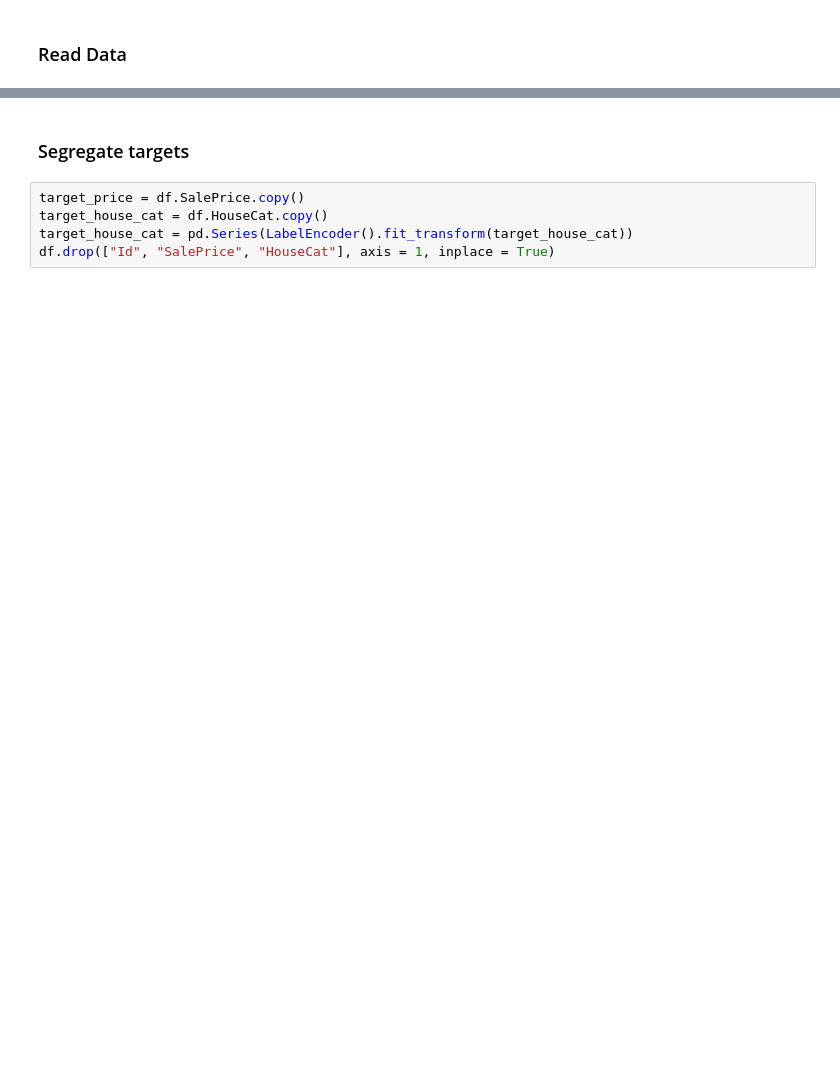
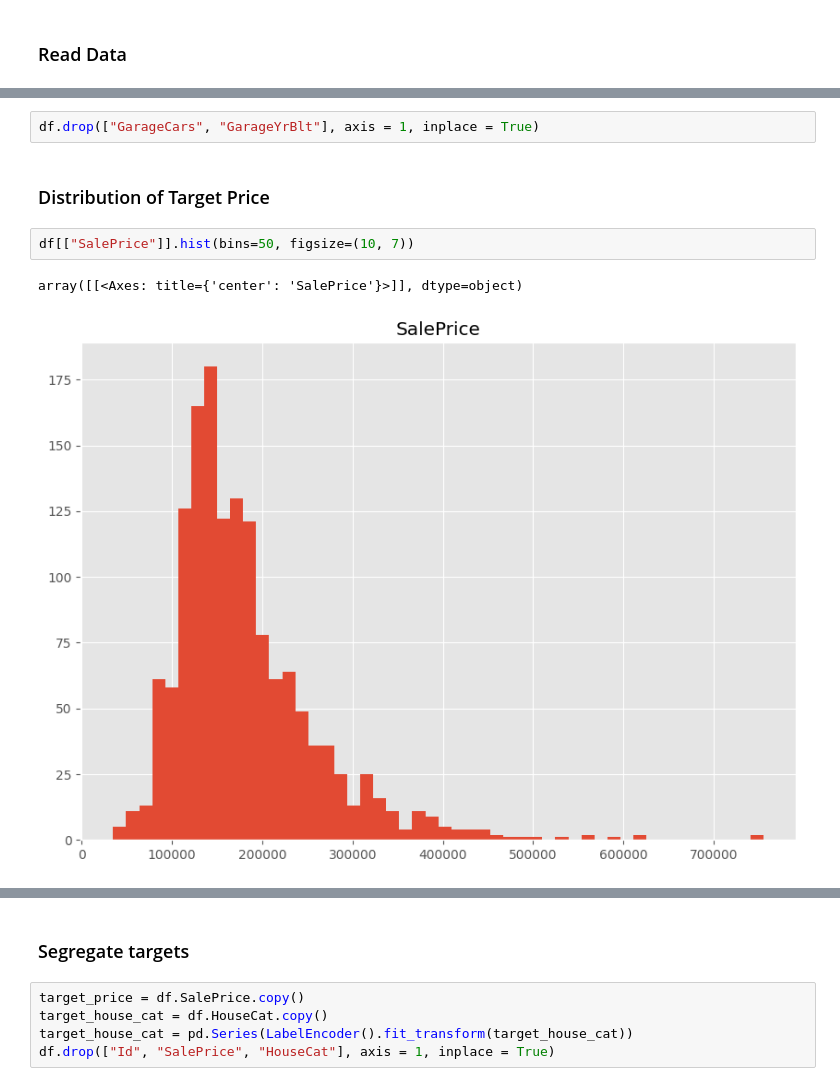
Before and after one commit to yingfangliang/house-price-multi-task-learning, a Jupyter notebook: house_prices_multi_task.ipynb, the cells around one changed output, grey strips where cells are left out. Drawn from its saved outputs; the diff is of its cells as text; blank space fills up the shorter version.

```diff
--- a/house_prices_multi_task.ipynb
+++ b/house_prices_multi_task.ipynb
@@ -72,0 +93,9 @@ Index(['Id', 'MSSubClass', 'MSZoning', 'LotFrontage', 'LotArea', 'Street',
+# %%
+df.drop(["GarageCars", "GarageYrBlt"], axis = 1, inplace = True)
+# %% [markdown]
+### Distribution of Target Price
+# %%
+df[["SalePrice"]].hist(bins=50, figsize=(10, 7))
+# %% [output]
+array([[<Axes: title={'center': 'SalePrice'}>]], dtype=object)
+[figure, added]
```
Also changed, not shown: parts of 21 cells of this notebook.
